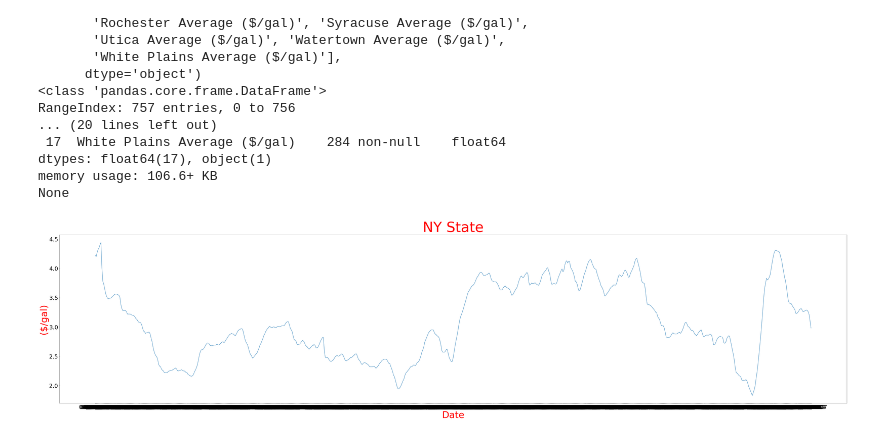
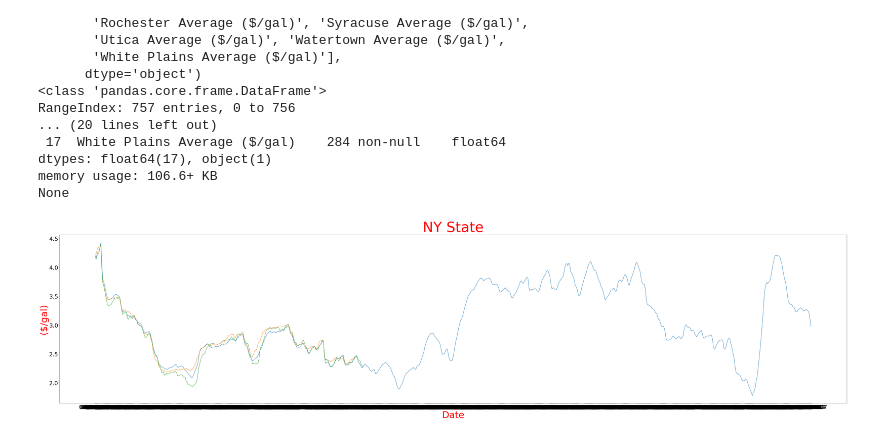
Before and after one commit to emcancode/FinalProjectPDA_Noeth, a Jupyter notebook: FinalProjectPDA.ipynb, the cells around one changed output. Saved outputs shown, nothing was run; the diff lists cells and outputs as text; code cells hidden in the pictures.

```diff
--- a/FinalProjectPDA.ipynb
+++ b/FinalProjectPDA.ipynb
@@ -28,12 +28,15 @@ None
 # %%
 from matplotlib import pyplot as plt
 
-plt.plot(df['Date'], df['New York State Average ($/gal)'])
+plt.plot(df['Date'], df['Albany Average ($/gal)'])
+plt.plot(df['Date'], df['Batavia Average ($/gal)'])
+plt.plot(df['Date'], df['Elmira Average ($/gal)'])
+
 plt.title('NY State', fontsize = 75, color = 'r')
 plt.xlabel('Date', fontsize = 50, color = 'r')
 plt.ylabel('($/gal)', fontsize = 50, color = 'r')
 plt.xticks(fontsize = 30)
 plt.yticks(fontsize = 30)
 plt.show()
 # %% [output]
-[figure, old version]
+[figure, new version]
```
